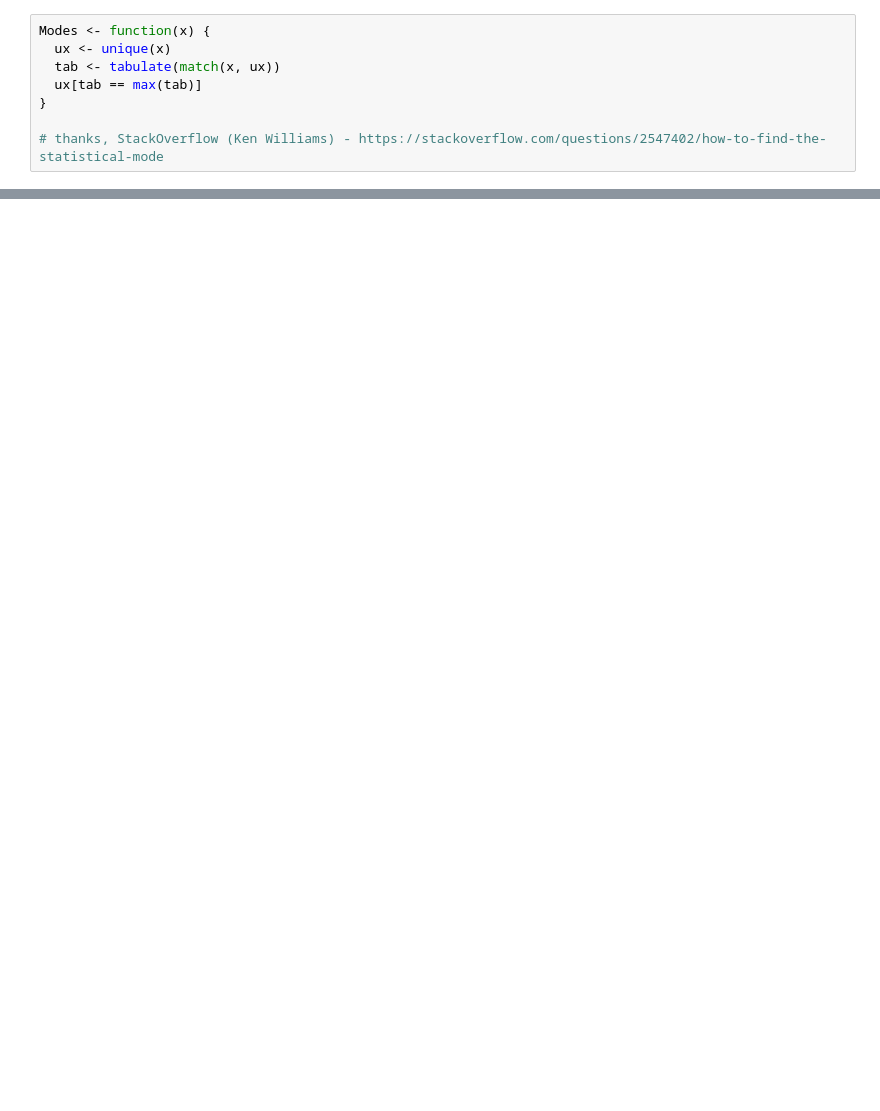
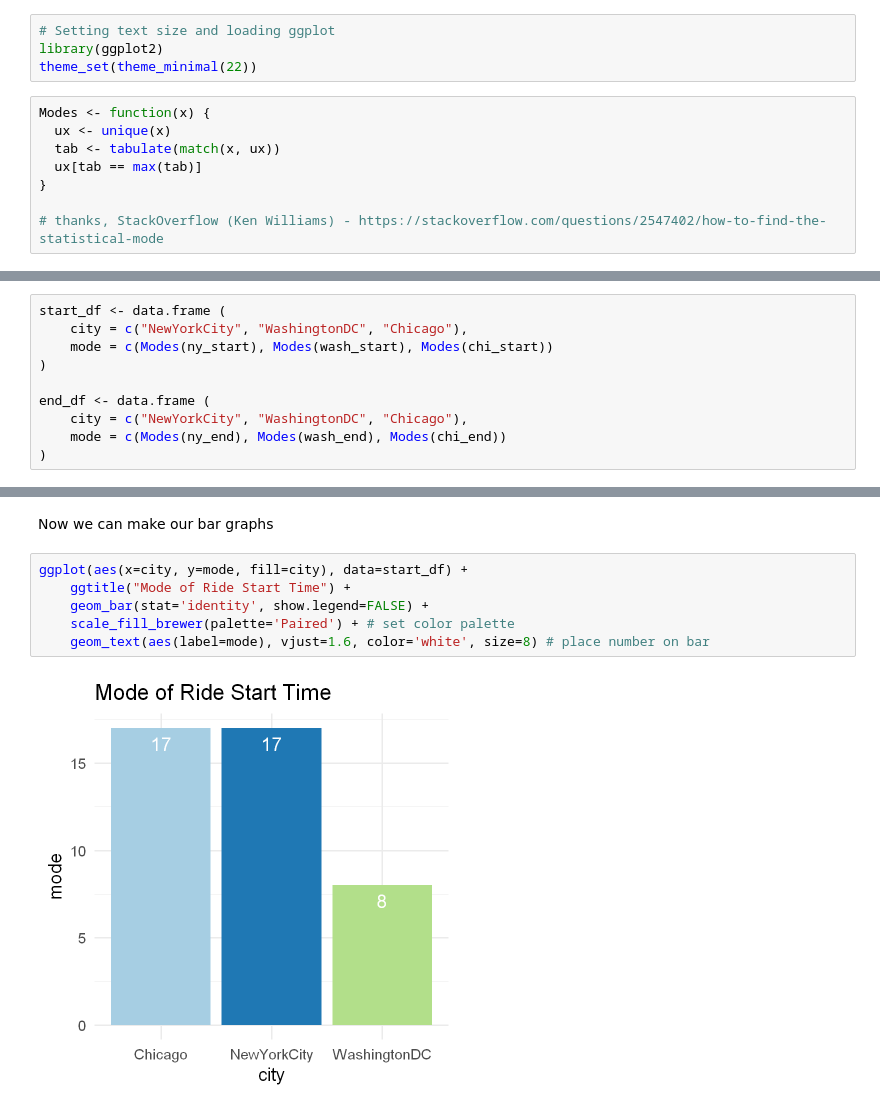
Before and after one commit to birbarino/R-Projects, a Jupyter notebook: intro-to-r/project/Explore_bikeshare_data.ipynb, the cells around one changed output, grey strips where cells are left out. Drawn from its saved outputs; the diff is of its cells as text; blank space fills up the shorter version.

```diff
--- a/intro-to-r/project/Explore_bikeshare_data.ipynb
+++ b/intro-to-r/project/Explore_bikeshare_data.ipynb
@@ -52,3 +52,7 @@ A data.frame: 6 × 9
+# %%
+# Setting text size and loading ggplot
+library(ggplot2)
+theme_set(theme_minimal(22))
 # %%
 Modes <- function(x) {
   ux <- unique(x)
@@ -125,0 +96,10 @@ system('python -m nbconvert Explore_bikeshare_data.ipynb')
+# %%
+start_df <- data.frame (
+    city = c("NewYorkCity", "WashingtonDC", "Chicago"),
+    mode = c(Modes(ny_start), Modes(wash_start), Modes(chi_start))
+)
+
+end_df <- data.frame (
+    city = c("NewYorkCity", "WashingtonDC", "Chicago"),
+    mode = c(Modes(ny_end), Modes(wash_end), Modes(chi_end))
+)
@@ -125,0 +123,10 @@ system('python -m nbconvert Explore_bikeshare_data.ipynb')
+# %% [markdown]
+Now we can make our bar graphs
+# %%
+ggplot(aes(x=city, y=mode, fill=city), data=start_df) +
+    ggtitle("Mode of Ride Start Time") +
+    geom_bar(stat='identity', show.legend=FALSE) +
+    scale_fill_brewer(palette='Paired') + # set color palette
+    geom_text(aes(label=mode), vjust=1.6, color='white', size=8) # place number on bar
+# %% [output]
+[figure, added]
```
Also changed, not shown: parts of 45 cells of this notebook, 2 other files.
